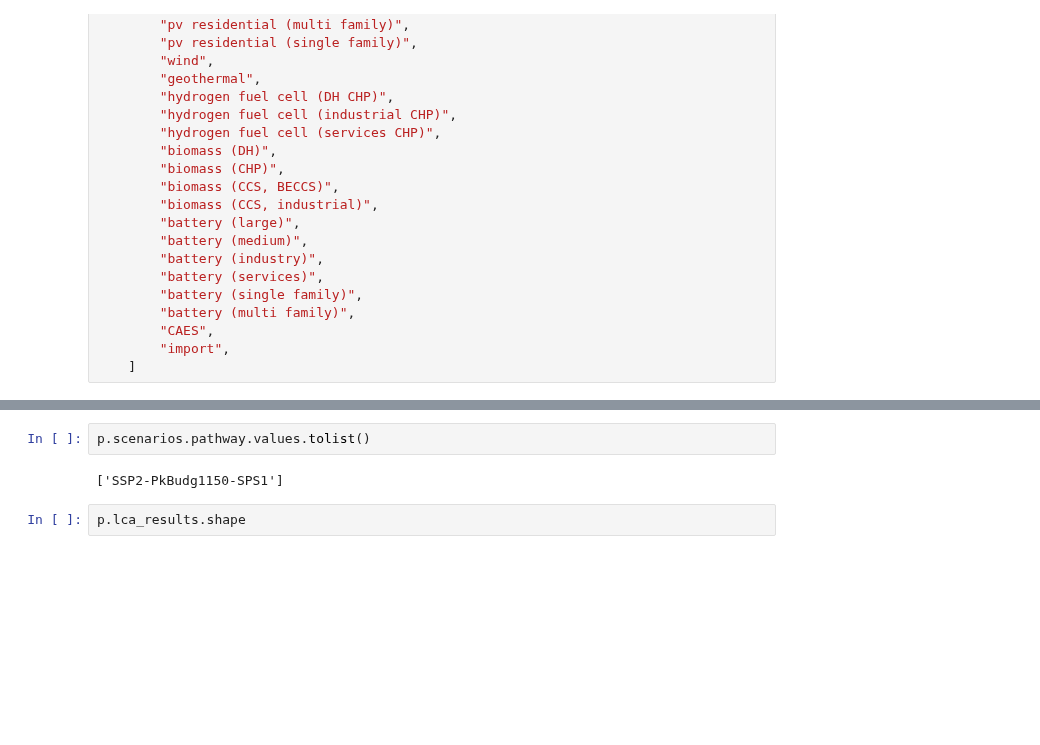
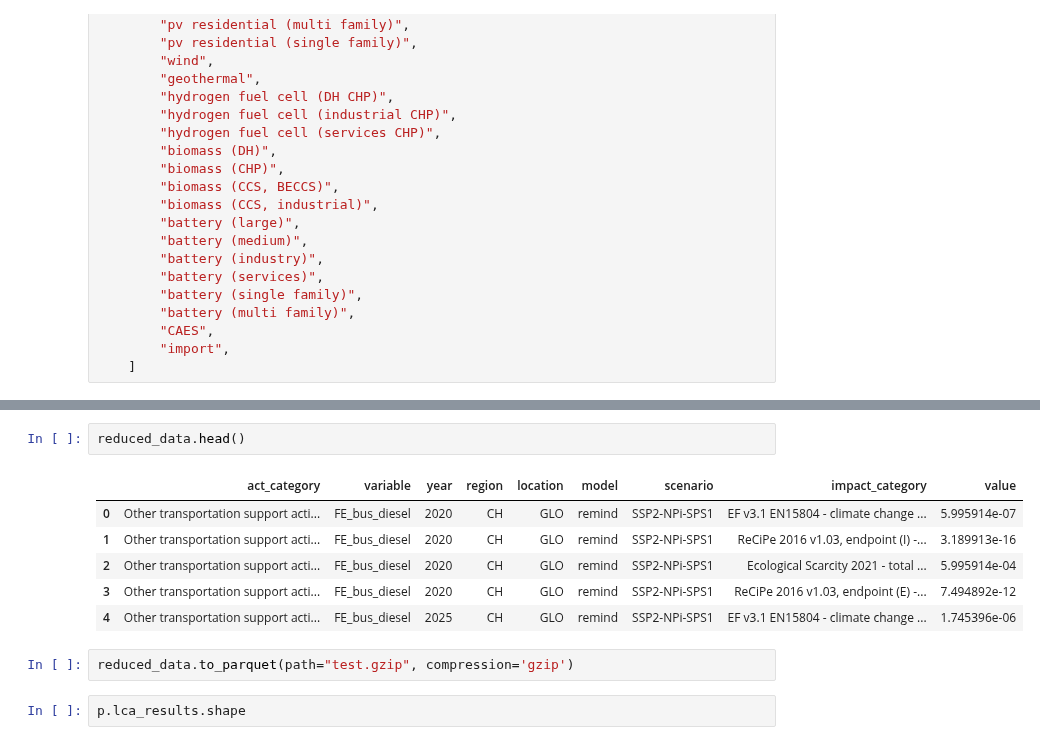
Before and after one commit to premise-community-scenarios/sweet_sure-2050-switzerland, a Jupyter notebook: dev/runnning data packages.ipynb, the cells around one changed output, grey strips where cells are left out. Cells and saved outputs as stored; diff of their text form; blank space fills up the shorter version.

```diff
--- a/dev/runnning data packages.ipynb
+++ b/dev/runnning data packages.ipynb
@@ -114,7 +229,14 @@ Total time elapsed: 00:00:00
 # %%
-p.scenarios.pathway.values.tolist()
+reduced_data.head()
 # %% [output]
-['SSP2-PkBudg1150-SPS1']
+|  | act_category | variable | year | region | location | model | scenario | impact_category | value |
+| 0 | Other transportation support acti... | FE_bus_diesel | 2020 | CH | GLO | remind | SSP2-NPi-SPS1 | EF v3.1 EN15804 - climate change ... | 5.995914e-07 |
+| 1 | Other transportation support acti... | FE_bus_diesel | 2020 | CH | GLO | remind | SSP2-NPi-SPS1 | ReCiPe 2016 v1.03, endpoint (I) -... | 3.189913e-16 |
+| 2 | Other transportation support acti... | FE_bus_diesel | 2020 | CH | GLO | remind | SSP2-NPi-SPS1 | Ecological Scarcity 2021 - total ... | 5.995914e-04 |
+| 3 | Other transportation support acti... | FE_bus_diesel | 2020 | CH | GLO | remind | SSP2-NPi-SPS1 | ReCiPe 2016 v1.03, endpoint (E) -... | 7.494892e-12 |
+| 4 | Other transportation support acti... | FE_bus_diesel | 2025 | CH | GLO | remind | SSP2-NPi-SPS1 | EF v3.1 EN15804 - climate change ... | 1.745396e-06 |
+# %%
+reduced_data.to_parquet(path="test.gzip", compression='gzip')
 # %%
 p.lca_results.shape
 # %% [output]
```
Also changed, not shown: parts of 3 cells of this notebook.
